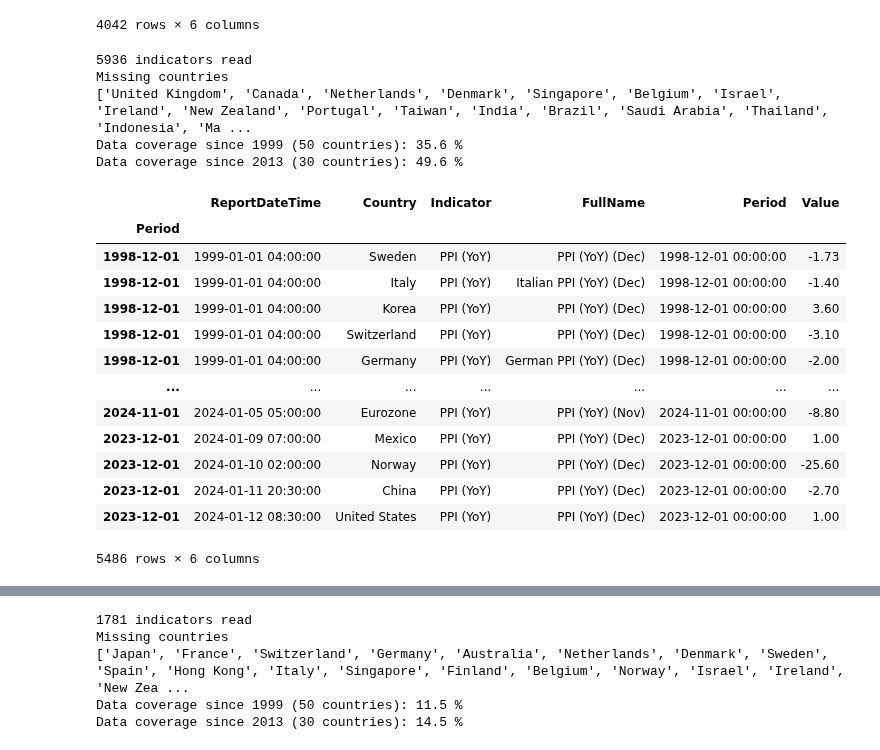
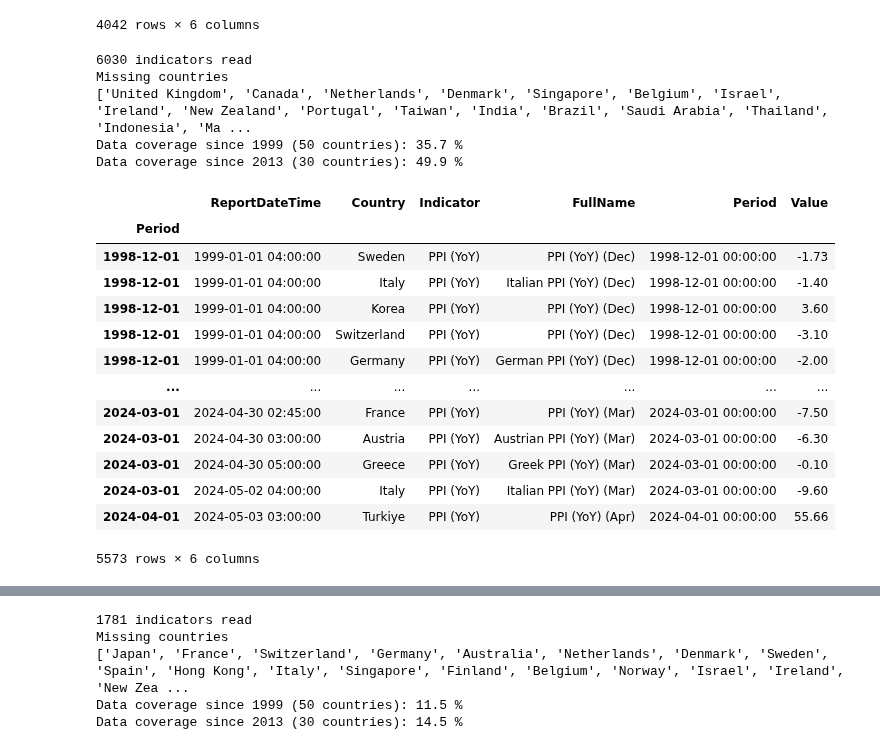
Before and after one commit to lharazin/TFM, a Jupyter notebook: Data/Investing_EconomicCalendar/calendar_preprocessing.ipynb, the cells around one changed output, grey strips where cells are left out. Saved outputs shown, nothing was run; the diff lists cells and outputs as text; code cells hidden in the pictures.

```diff
--- a/Data/Investing_EconomicCalendar/calendar_preprocessing.ipynb
+++ b/Data/Investing_EconomicCalendar/calendar_preprocessing.ipynb
@@ -217,24 +217,25 @@ Data coverage since 2013 (30 countries): 40.5 %
 | 2023-12-01 | 2024-01-12 08:30:00 | United States | PPI (MoM) | PPI (MoM) (Dec) | 2023-12-01 00:00:00 | -0.10 |
 4042 rows × 6 columns
 # %%
-preprocessor.process_monthly_indicator('PPI (YoY)')
+ppi_yoy = preprocessor.process_monthly_indicator('PPI (YoY)')
+ppi_yoy
 # %% [output]
-5936 indicators read
+6030 indicators read
 Missing countries
 ['United Kingdom', 'Canada', 'Netherlands', 'Denmark', 'Singapore', 'Belgium', 'Israel', 'Ireland', 'New Zealand', 'Portugal', 'Taiwan', 'India', 'Brazil', 'Saudi Arabia', 'Thailand', 'Indonesia', 'Ma ...
-Data coverage since 1999 (50 countries): 35.6 %
-Data coverage since 2013 (30 countries): 49.6 %
+Data coverage since 1999 (50 countries): 35.7 %
+Data coverage since 2013 (30 countries): 49.9 %
 |  | ReportDateTime | Country | Indicator | FullName | Period | Value |
 | Period |  |  |  |  |  |  |
 | 1998-12-01 | 1999-01-01 04:00:00 | Sweden | PPI (YoY) | PPI (YoY) (Dec) | 1998-12-01 00:00:00 | -1.73 |
 | 1998-12-01 | 1999-01-01 04:00:00 | Italy | PPI (YoY) | Italian PPI (YoY) (Dec) | 1998-12-01 00:00:00 | -1.40 |
 | 1998-12-01 | 1999-01-01 04:00:00 | Korea | PPI (YoY) | PPI (YoY) (Dec) | 1998-12-01 00:00:00 | 3.60 |
 | 1998-12-01 | 1999-01-01 04:00:00 | Switzerland | PPI (YoY) | PPI (YoY) (Dec) | 1998-12-01 00:00:00 | -3.10 |
 | 1998-12-01 | 1999-01-01 04:00:00 | Germany | PPI (YoY) | German PPI (YoY) (Dec) | 1998-12-01 00:00:00 | -2.00 |
 | ... | ... | ... | ... | ... | ... | ... |
-| 2024-11-01 | 2024-01-05 05:00:00 | Eurozone | PPI (YoY) | PPI (YoY) (Nov) | 2024-11-01 00:00:00 | -8.80 |
-| 2023-12-01 | 2024-01-09 07:00:00 | Mexico | PPI (YoY) | PPI (YoY) (Dec) | 2023-12-01 00:00:00 | 1.00 |
-| 2023-12-01 | 2024-01-10 02:00:00 | Norway | PPI (YoY) | PPI (YoY) (Dec) | 2023-12-01 00:00:00 | -25.60 |
-| 2023-12-01 | 2024-01-11 20:30:00 | China | PPI (YoY) | PPI (YoY) (Dec) | 2023-12-01 00:00:00 | -2.70 |
-| 2023-12-01 | 2024-01-12 08:30:00 | United States | PPI (YoY) | PPI (YoY) (Dec) | 2023-12-01 00:00:00 | 1.00 |
+| 2024-03-01 | 2024-04-30 02:45:00 | France | PPI (YoY) | PPI (YoY) (Mar) | 2024-03-01 00:00:00 | -7.50 |
+| 2024-03-01 | 2024-04-30 03:00:00 | Austria | PPI (YoY) | Austrian PPI (YoY) (Mar) | 2024-03-01 00:00:00 | -6.30 |
+| 2024-03-01 | 2024-04-30 05:00:00 | Greece | PPI (YoY) | Greek PPI (YoY) (Mar) | 2024-03-01 00:00:00 | -0.10 |
+| 2024-03-01 | 2024-05-02 04:00:00 | Italy | PPI (YoY) | Italian PPI (YoY) (Mar) | 2024-03-01 00:00:00 | -9.60 |
+| 2024-04-01 | 2024-05-03 03:00:00 | Turkiye | PPI (YoY) | PPI (YoY) (Apr) | 2024-04-01 00:00:00 | 55.66 |
-5486 rows × 6 columns
+5573 rows × 6 columns
```
Also changed, not shown: parts of 1 cell of this notebook, 5 other files.
